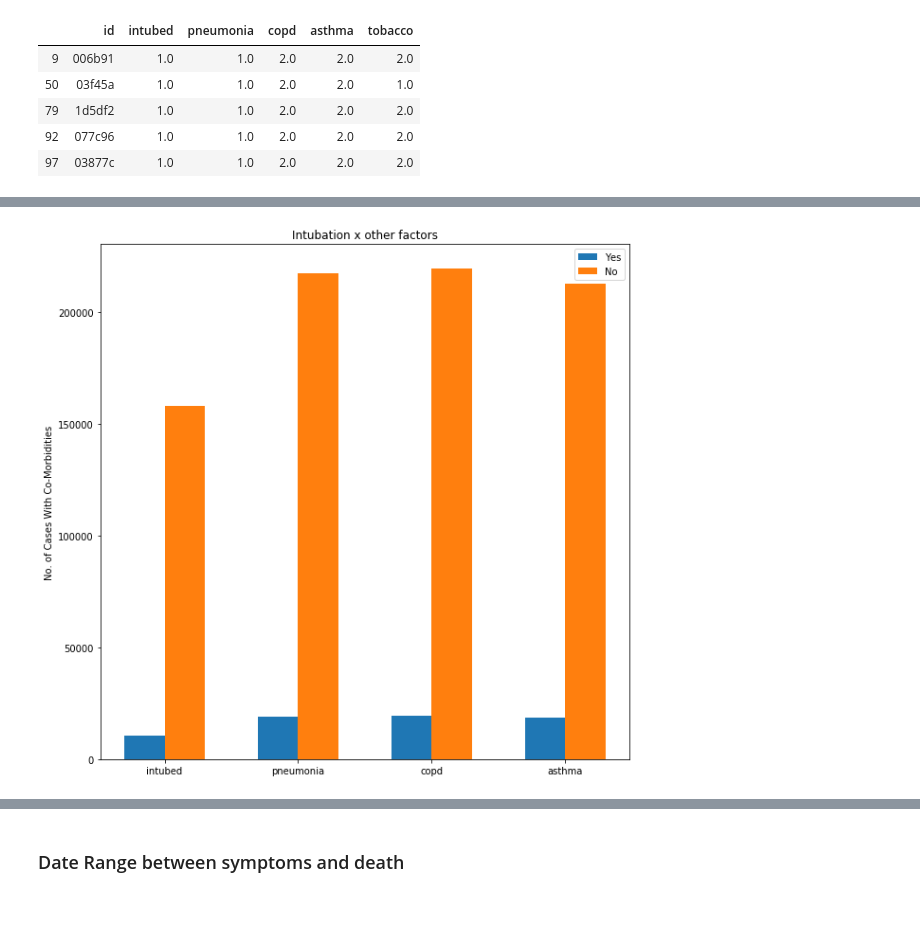
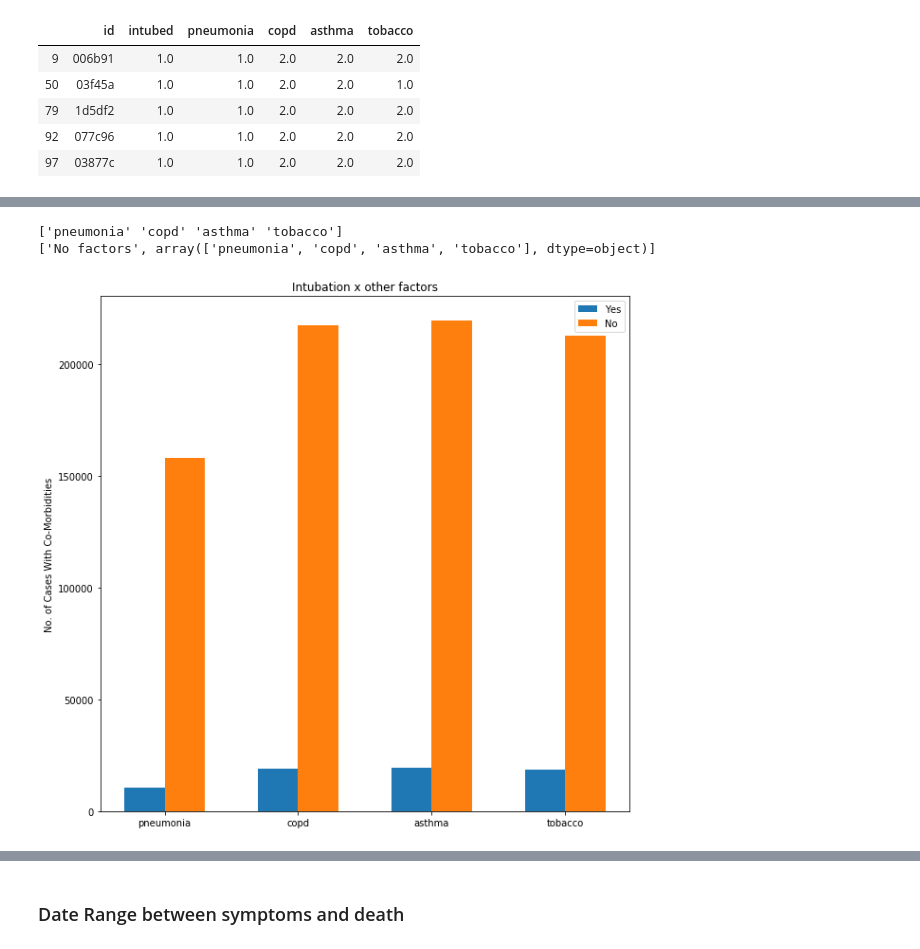
Before and after one commit to lburns660/2PullOrNot2Pull, a Jupyter notebook: Visualisations.ipynb, the cells around one changed output, grey strips where cells are left out. Saved outputs shown, nothing was run; the diff lists cells and outputs as text; code cells hidden in the pictures; blank space fills up the shorter version.

Commit message:
Update Visualisations.ipynb
Updated visualisations-inbutation comparison graph

```diff
--- a/Visualisations.ipynb
+++ b/Visualisations.ipynb
@@ -10,7 +10,7 @@ import numpy as np
 # %%
 # load data in
 
-rona_df = pd.read_csv("Mexican Data/covid.csv")
+rona_df = pd.read_csv("covid.csv")
 # %%
 rona_df.head()
 # %% [output]
@@ -78,3 +120,11 @@ intubed_true.head()
+# %%
+col_names = ['No factors']
+print(intubed_true.columns.values[2:])
+col_names.append(intubed_true.columns.values[2:])
+print(col_names)
+# %% [output]
+['pneumonia' 'copd' 'asthma' 'tobacco']
+['No factors', array(['pneumonia', 'copd', 'asthma', 'tobacco'], dtype=object)]
 # %%
 intubed_yes = [intubed_true['pneumonia'].to_numpy().sum(),
                intubed_true['copd'].to_numpy().sum(),
@@ -88,25 +137,25 @@ intubed_no = [intubed_false['pneumonia'].to_numpy().sum(),
 # %%
 # Position of bars on x-axis
 ind = np.arange(len(intubed_no))
 
 # Figure size
 plt.figure(figsize=(10,10))
 
 # Width of a bar
 width = 0.3
 
 # Plotting
 plt.bar(ind, intubed_yes , width, label='Yes')
 plt.bar(ind + width, intubed_no, width, label='No')
 
 plt.ylabel('No. of Cases With Co-Morbidities')
 plt.title('Intubation x other factors')
 
-col_names = intubed_true.columns.values[1:]
+col_names = intubed_true.columns.values[2:]
 
 plt.xticks(ind + width / 2, col_names)
 
 plt.legend(loc='best')
 plt.show()
 # %% [output]
-[figure, old version]
+[figure, new version]
```
Also changed, not shown: parts of 5 cells of this notebook.
